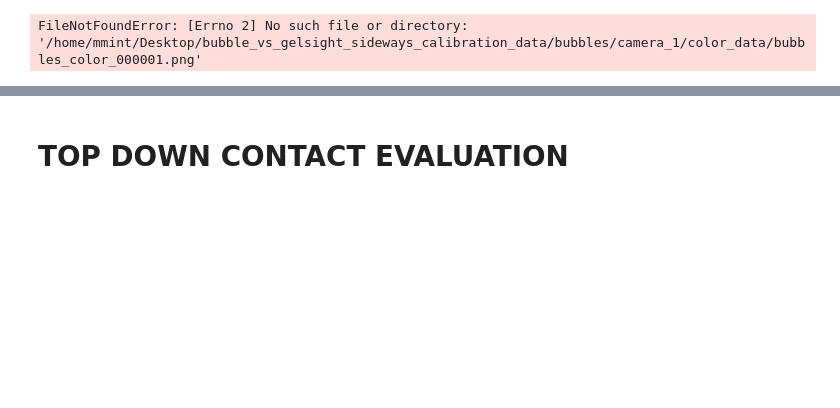
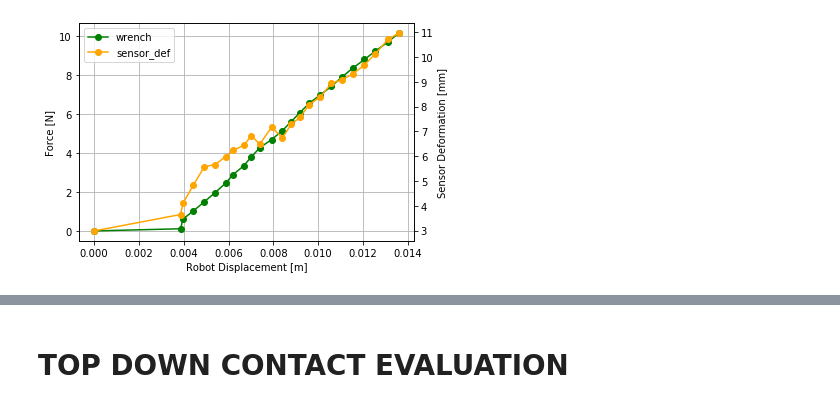
Before and after one commit to MMintLab/BubbleControl, a Jupyter notebook: notebooks/bubbles_vs_gelsight.ipynb, the cells around one changed output, grey strips where cells are left out. Saved outputs shown, nothing was run; the diff lists cells and outputs as text; code cells hidden in the pictures; blank space fills up the shorter version.

```diff
--- a/notebooks/bubbles_vs_gelsight.ipynb
+++ b/notebooks/bubbles_vs_gelsight.ipynb
@@ -57,5 +112,0 @@ def _load_img(scene, fc):
-# %%
-img = _load_img('bubbles', 1)
-plt.imshow(img)
-# %% [output]
-FileNotFoundError: [Errno 2] No such file or directory: '/home/mmint/Desktop/bubble_vs_gelsight_sideways_calibration_data/bubbles/camera_1/color_data/bubbles_color_000001.png'
@@ -61,0 +174,29 @@ FileNotFoundError: [Errno 2] No such file or directory: '/home/mmint/Desktop/bub
+# %%
+seq_fc = [i for i in range(7,31)]
+reference_fc = 5
+scene = 'bubbles'
+
+wrenches = np.array([load_wrench(scene, fc_i)[0,2] for fc_i in seq_fc])
+poses = np.array([load_tf(scene, fc_i)[0,2] for fc_i in seq_fc])
+
+poses = np.abs(poses - poses[0])
+wrenches = wrenches - wrenches[0]
+
+left_defs = np.array(compute_deformations(seq_fc, reference_fc, scene, 'left'))
+right_defs = np.array(compute_deformations(seq_fc, reference_fc, scene, 'left'))
+# %%
+fig,ax = plt.subplots()
+ax.plot(poses, wrenches, label='wrench', color='g', marker='o')
+ax.set_ylabel('Force [N]')
+ax.set_xlabel('Robot Displacement [m]')
+ax_2 = ax.twinx()
+ax_2.plot(poses, 0.5*(left_defs+right_defs)*1000, label='sensor_def', marker='o', color='orange')
+# ax_2.plot(poses, right_defs*1000, label='right_def', marker='o')
+ax_2.set_ylabel('Sensor Deformation [mm]')
+
+lns = ax.get_lines() + ax_2.get_lines()
+labs = [l.get_label() for l in lns]
+ax.legend(lns, labs)
+ax.grid()
+# %% [output]
+[figure, added]
```
Also changed, not shown: parts of 17 cells of this notebook, 1 other file.
